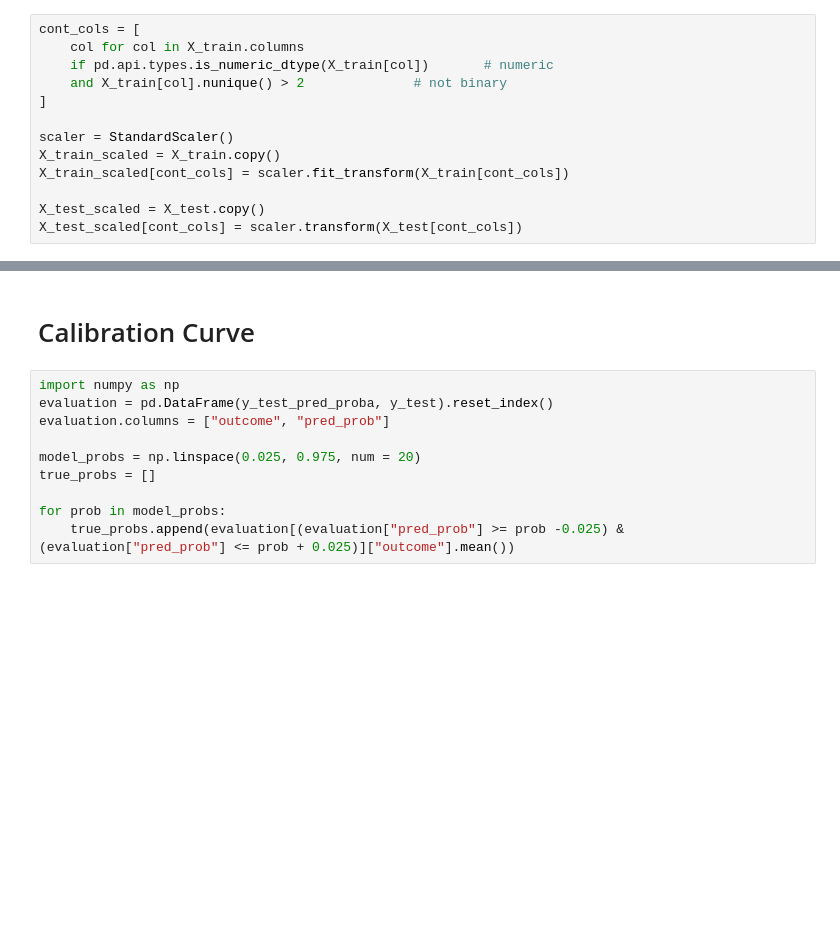
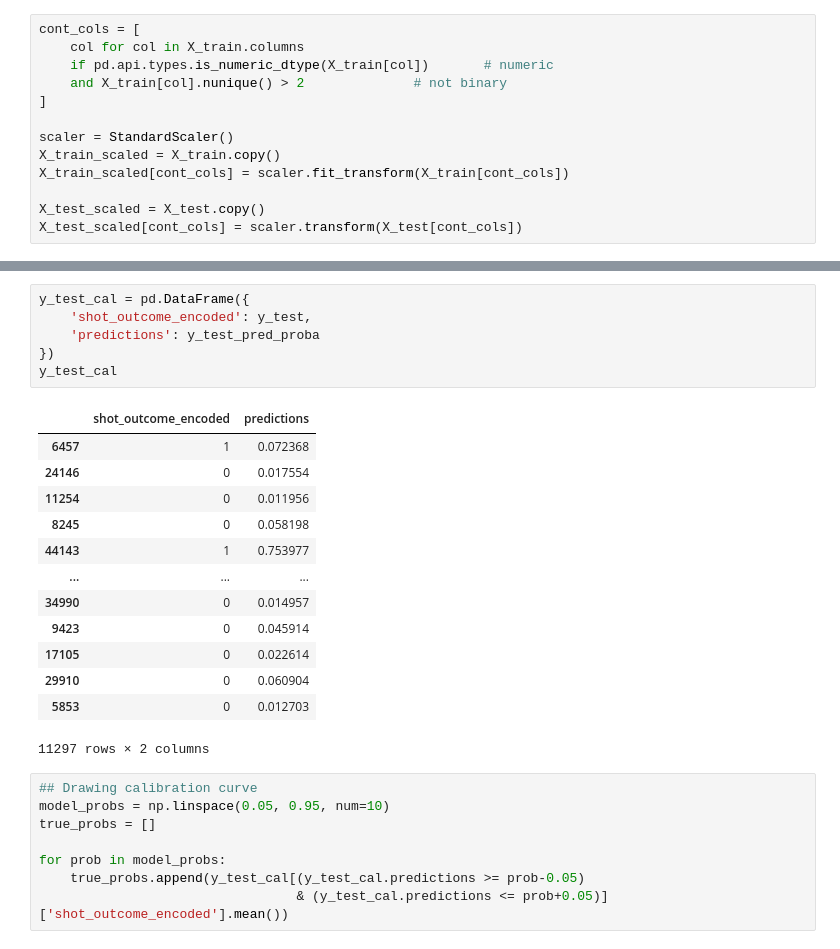
Before and after one commit to kaspar-soukup/expected_goals, a Jupyter notebook: Expected-Goals/notebooks/Catboost Model.ipynb, the cells around one changed output, grey strips where cells are left out. Saved outputs shown, nothing was run; the diff lists cells and outputs as text; blank space fills up the shorter version.

```diff
--- a/Expected-Goals/notebooks/Catboost Model.ipynb
+++ b/Expected-Goals/notebooks/Catboost Model.ipynb
@@ -224,12 +192,28 @@ plt.show()
-# %% [markdown]
-# Calibration Curve
+# %%
+y_test_cal = pd.DataFrame({
+    'shot_outcome_encoded': y_test,
+    'predictions': y_test_pred_proba
+})
+y_test_cal
+# %% [output]
+|  | shot_outcome_encoded | predictions |
+| 6457 | 1 | 0.072368 |
+| 24146 | 0 | 0.017554 |
+| 11254 | 0 | 0.011956 |
+| 8245 | 0 | 0.058198 |
+| 44143 | 1 | 0.753977 |
+| ... | ... | ... |
+| 34990 | 0 | 0.014957 |
+| 9423 | 0 | 0.045914 |
+| 17105 | 0 | 0.022614 |
+| 29910 | 0 | 0.060904 |
+| 5853 | 0 | 0.012703 |
+11297 rows × 2 columns
 # %%
-import numpy as np
-evaluation = pd.DataFrame(y_test_pred_proba, y_test).reset_index()
-evaluation.columns = ["outcome", "pred_prob"]
-
-model_probs = np.linspace(0.025, 0.975, num = 20)
+## Drawing calibration curve
+model_probs = np.linspace(0.05, 0.95, num=10)
 true_probs = []
 
 for prob in model_probs:
-    true_probs.append(evaluation[(evaluation["pred_prob"] >= prob -0.025) & (evaluation["pred_prob"] <= prob + 0.025)]["outcome"].mean())
+    true_probs.append(y_test_cal[(y_test_cal.predictions >= prob-0.05)
+                                 & (y_test_cal.predictions <= prob+0.05)]['shot_outcome_encoded'].mean())
```
Also changed, not shown: parts of 19 cells of this notebook.
